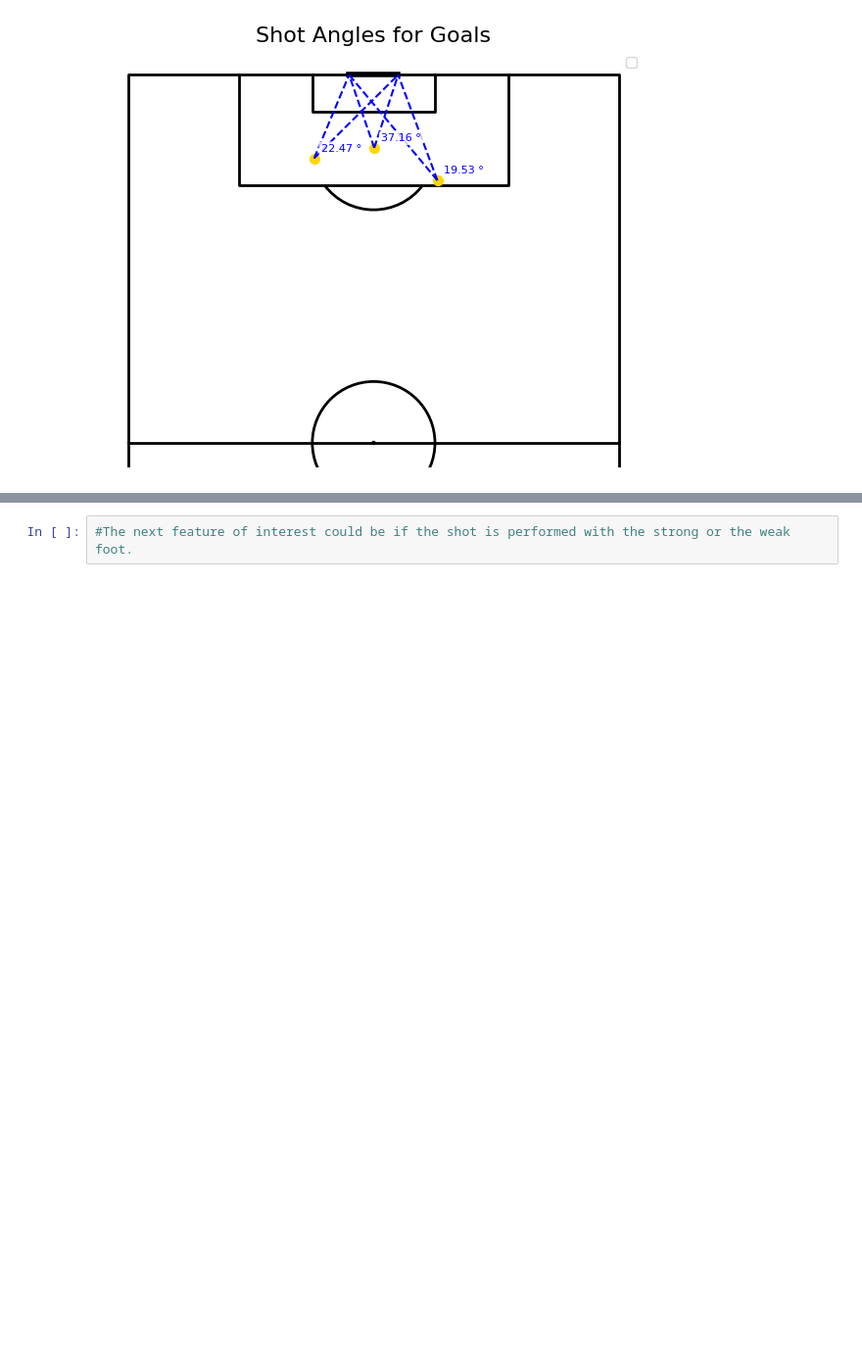
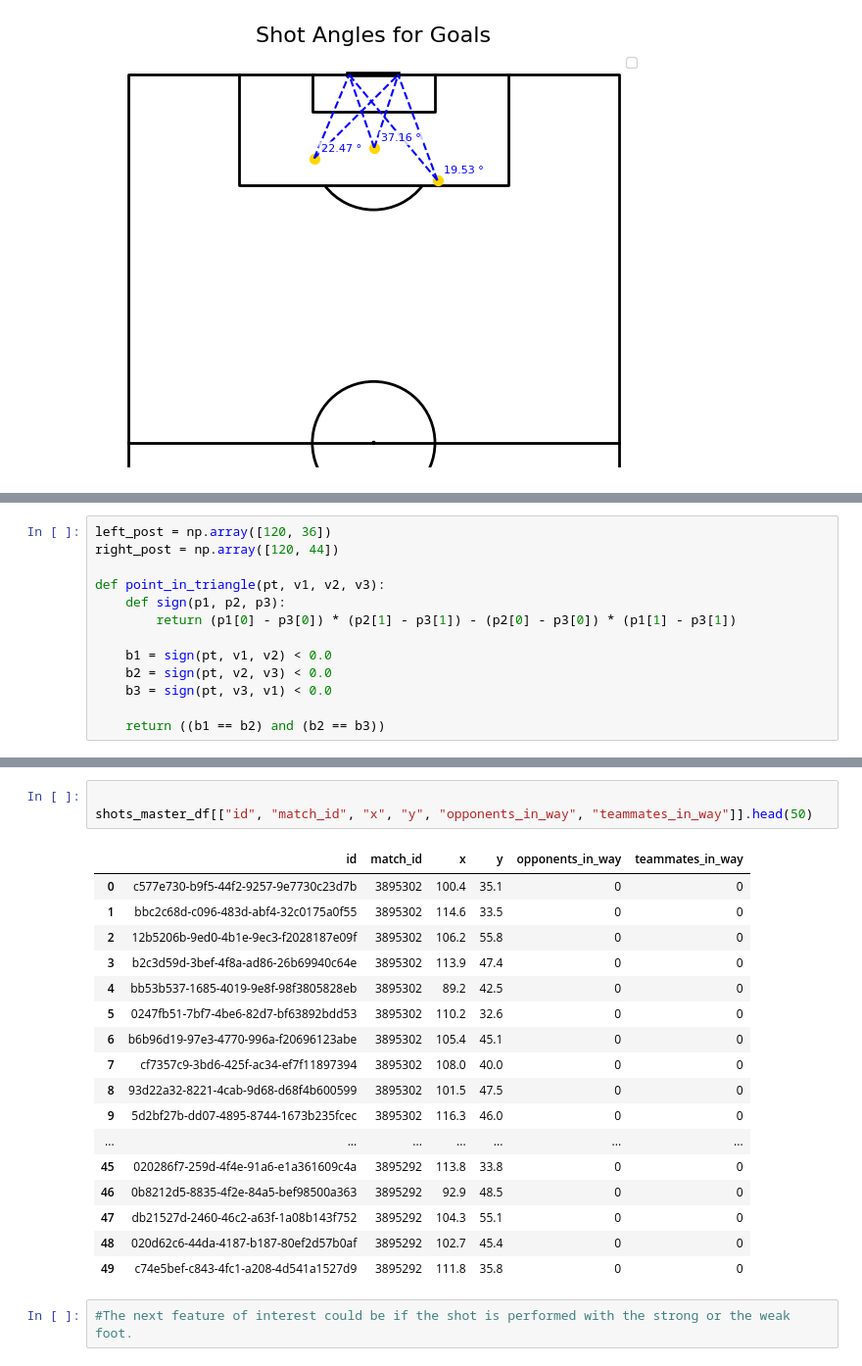
Before and after one commit to arne2204/Probabilistic-Machine-Learning_lecture-PROJECTS, a Jupyter notebook: projects/08-1SHXXXX_football_analytics/notebooks/03_data_preprocessing.ipynb, the cells around one changed output, grey strips where cells are left out. Shown: that part at 98% size. Cells and saved outputs as stored; diff of their text form; blank space fills up the shorter version.

Commit message:
Continue with opponents_in_way and teammates_in_way feature

```diff
--- a/projects/08-1SHXXXX_football_analytics/notebooks/03_data_preprocessing.ipynb
+++ b/projects/08-1SHXXXX_football_analytics/notebooks/03_data_preprocessing.ipynb
@@ -556,0 +521,13 @@ def count_players_in_way(shot_x, shot_y, freeze_df, shooter_team_id, teammate_co
+# %%
+left_post = np.array([120, 36])
+right_post = np.array([120, 44])
+
+def point_in_triangle(pt, v1, v2, v3):
+    def sign(p1, p2, p3):
+        return (p1[0] - p3[0]) * (p2[1] - p3[1]) - (p2[0] - p3[0]) * (p1[1] - p3[1])
+
+    b1 = sign(pt, v1, v2) < 0.0
+    b2 = sign(pt, v2, v3) < 0.0
+    b3 = sign(pt, v3, v1) < 0.0
+
+    return ((b1 == b2) and (b2 == b3))
@@ -557,3 +579,24 @@ def count_players_in_way(shot_x, shot_y, freeze_df, shooter_team_id, teammate_co
+# %%
+
+shots_master_df[["id", "match_id", "x", "y", "opponents_in_way", "teammates_in_way"]].head(50)
+# %% [output]
+|  | id | match_id | x | y | opponents_in_way | teammates_in_way |
+| 0 | c577e730-b9f5-44f2-9257-9e7730c23d7b | 3895302 | 100.4 | 35.1 | 0 | 0 |
+| 1 | bbc2c68d-c096-483d-abf4-32c0175a0f55 | 3895302 | 114.6 | 33.5 | 0 | 0 |
+| 2 | 12b5206b-9ed0-4b1e-9ec3-f2028187e09f | 3895302 | 106.2 | 55.8 | 0 | 0 |
+| 3 | b2c3d59d-3bef-4f8a-ad86-26b69940c64e | 3895302 | 113.9 | 47.4 | 0 | 0 |
+| 4 | bb53b537-1685-4019-9e8f-98f3805828eb | 3895302 | 89.2 | 42.5 | 0 | 0 |
+| 5 | 0247fb51-7bf7-4be6-82d7-bf63892bdd53 | 3895302 | 110.2 | 32.6 | 0 | 0 |
+| 6 | b6b96d19-97e3-4770-996a-f20696123abe | 3895302 | 105.4 | 45.1 | 0 | 0 |
+| 7 | cf7357c9-3bd6-425f-ac34-ef7f11897394 | 3895302 | 108.0 | 40.0 | 0 | 0 |
+| 8 | 93d22a32-8221-4cab-9d68-d68f4b600599 | 3895302 | 101.5 | 47.5 | 0 | 0 |
+| 9 | 5d2bf27b-dd07-4895-8744-1673b235fcec | 3895302 | 116.3 | 46.0 | 0 | 0 |
+| ... | ... | ... | ... | ... | ... | ... |
+| 45 | 020286f7-259d-4f4e-91a6-e1a361609c4a | 3895292 | 113.8 | 33.8 | 0 | 0 |
+| 46 | 0b8212d5-8835-4f2e-84a5-bef98500a363 | 3895292 | 92.9 | 48.5 | 0 | 0 |
+| 47 | db21527d-2460-46c2-a63f-1a08b143f752 | 3895292 | 104.3 | 55.1 | 0 | 0 |
+| 48 | 020d62c6-44da-4187-b187-80ef2d57b0af | 3895292 | 102.7 | 45.4 | 0 | 0 |
+| 49 | c74e5bef-c843-4fc1-a208-4d541a1527d9 | 3895292 | 111.8 | 35.8 | 0 | 0 |
 # %%
 #The next feature of interest could be if the shot is performed with the strong or the weak foot.
 # %% [markdown]
```
Also changed, not shown: parts of 4 cells of this notebook.
